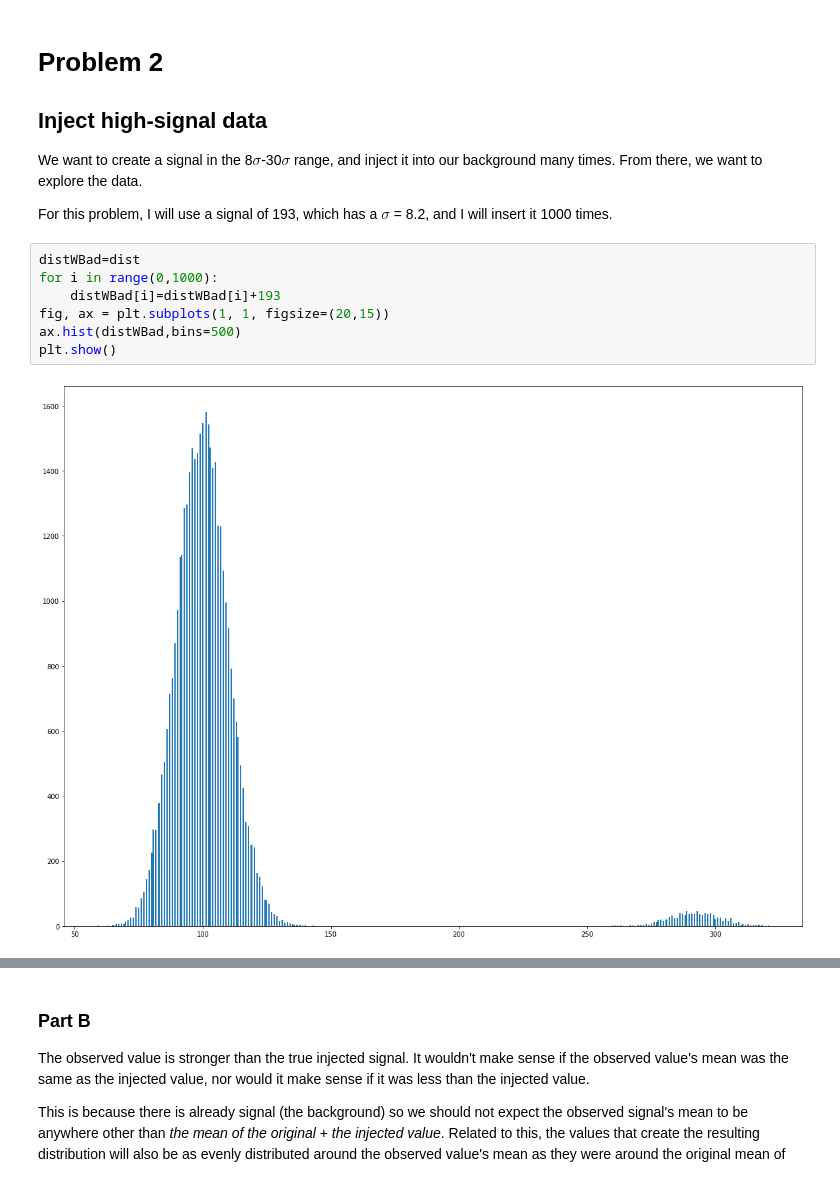
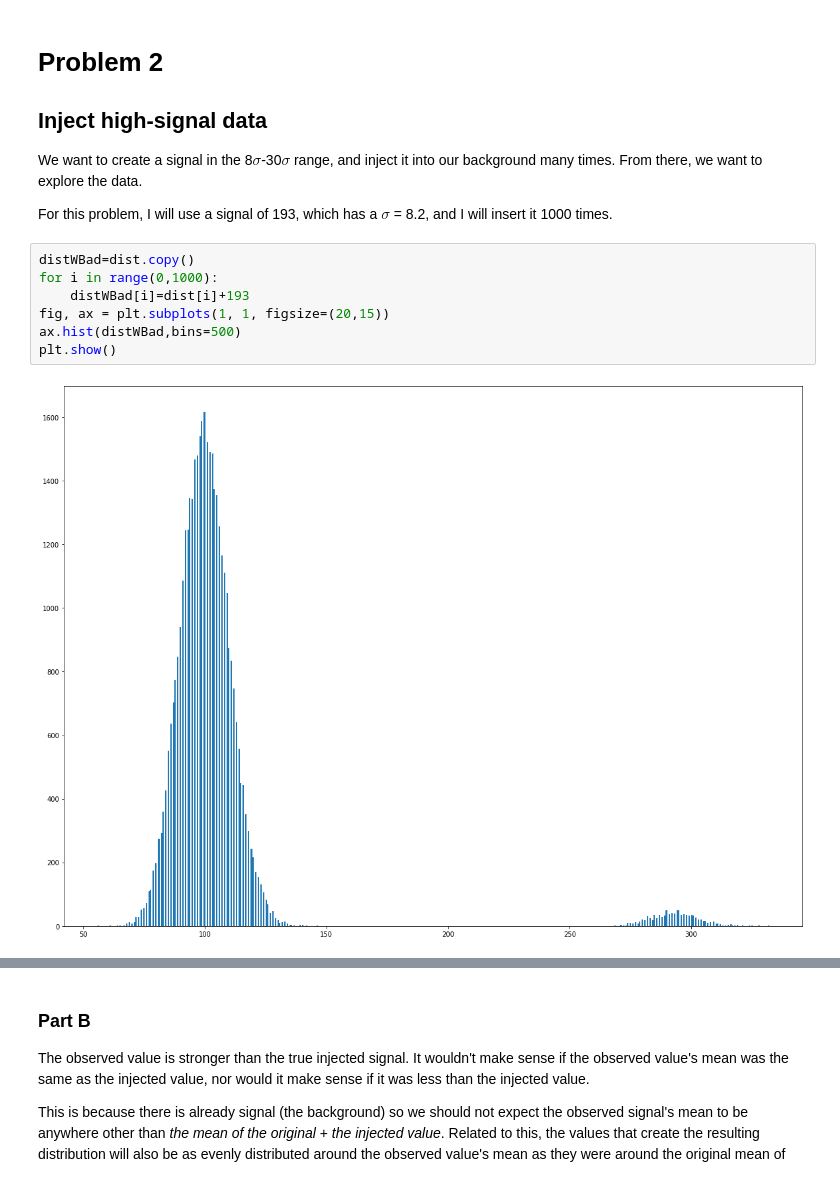
Before and after one commit to cseydlitz/phys434, a Jupyter notebook: LAB6.ipynb, the cells around one changed output, grey strips where cells are left out. Saved outputs shown, nothing was run; the diff lists cells and outputs as text.

```diff
--- a/LAB6.ipynb
+++ b/LAB6.ipynb
@@ -33,11 +38,11 @@ We want to create a signal in the 8$\sigma$-30$\sigma$ range, and inject it into
 
 For this problem, I will use a signal of 193, which has a $\sigma$ = 8.2, and I will insert it 1000 times.
 # %%
-distWBad=dist
+distWBad=dist.copy()
 for i in range(0,1000):
-    distWBad[i]=distWBad[i]+193
+    distWBad[i]=dist[i]+193
 fig, ax = plt.subplots(1, 1, figsize=(20,15))
 ax.hist(distWBad,bins=500)
 plt.show()
 # %% [output]
-[figure, old version]
+[figure, new version]
```
Also changed, not shown: parts of 27 cells of this notebook, 2 other files.
